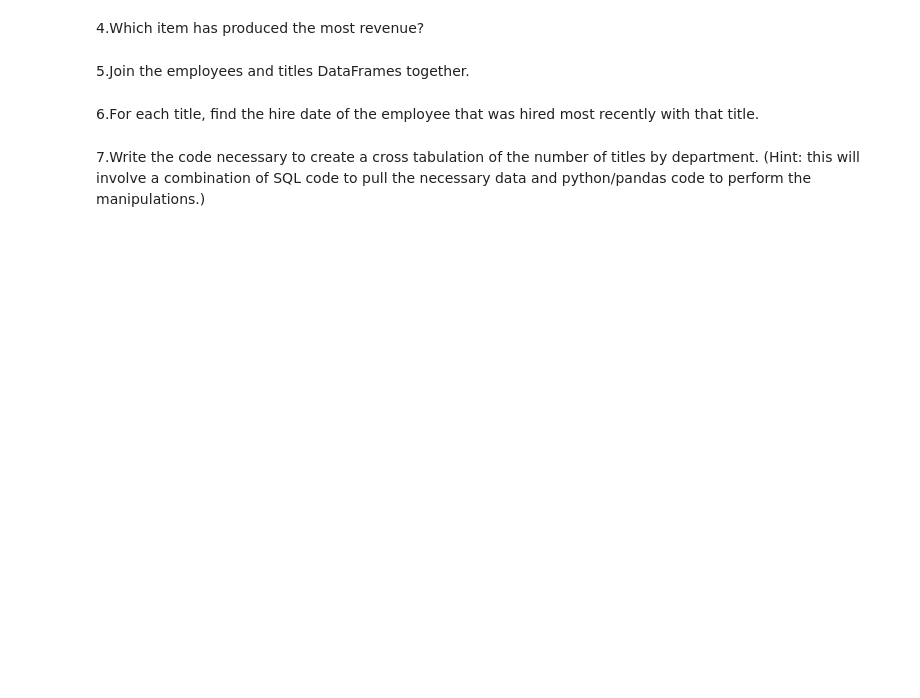
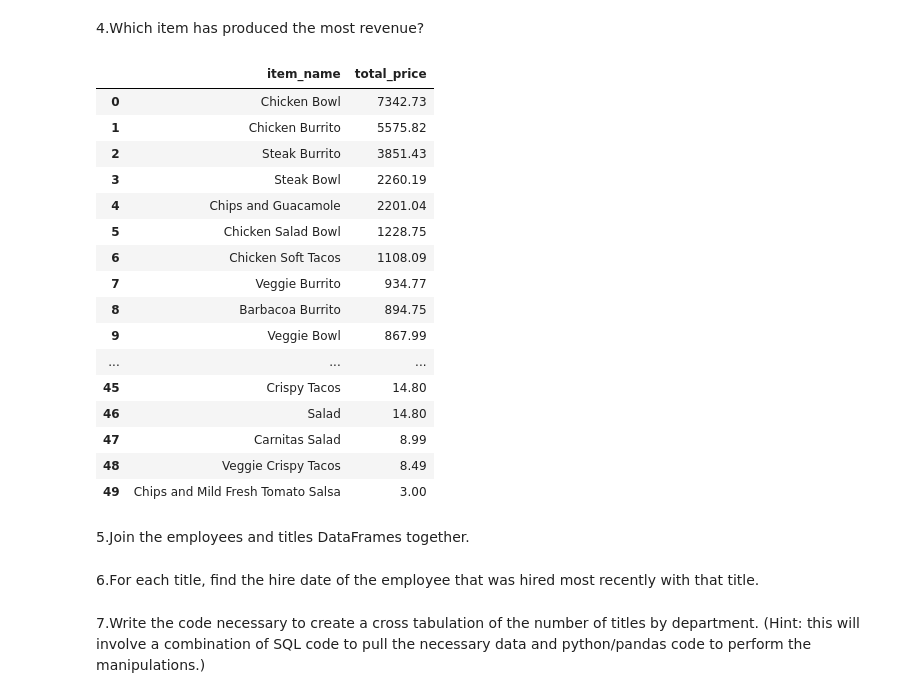
Before and after one commit to Nathanieldewald/numpy-pandas-visualization-exercises, a Jupyter notebook: advanced_dataframes.ipynb, the cells around one changed output. Drawn from its saved outputs; the diff is of its cells as text; code cells hidden in the pictures; blank space fills up the shorter version.

```diff
--- a/advanced_dataframes.ipynb
+++ b/advanced_dataframes.ipynb
@@ -409,4 +289,26 @@ Exercises III
 # %% [markdown]
 4.Which item has produced the most revenue?
+# %%
+pd.read_sql('''SELECT item_name, SUM(CAST(REPLACE(REPLACE(item_price, '$', ''), ',', '') AS DECIMAL(10,2))) AS total_price
+FROM orders
+GROUP BY item_name order by total_price desc ;''', get_db_url("chipotle"))
+# %% [output]
+|  | item_name | total_price |
+| 0 | Chicken Bowl | 7342.73 |
+| 1 | Chicken Burrito | 5575.82 |
+| 2 | Steak Burrito | 3851.43 |
+| 3 | Steak Bowl | 2260.19 |
+| 4 | Chips and Guacamole | 2201.04 |
+| 5 | Chicken Salad Bowl | 1228.75 |
+| 6 | Chicken Soft Tacos | 1108.09 |
+| 7 | Veggie Burrito | 934.77 |
+| 8 | Barbacoa Burrito | 894.75 |
+| 9 | Veggie Bowl | 867.99 |
+| ... | ... | ... |
+| 45 | Crispy Tacos | 14.80 |
+| 46 | Salad | 14.80 |
+| 47 | Carnitas Salad | 8.99 |
+| 48 | Veggie Crispy Tacos | 8.49 |
+| 49 | Chips and Mild Fresh Tomato Salsa | 3.00 |
 # %% [markdown]
 5.Join the employees and titles DataFrames together.
```
Also changed, not shown: parts of 24 cells of this notebook, 4 other files.
